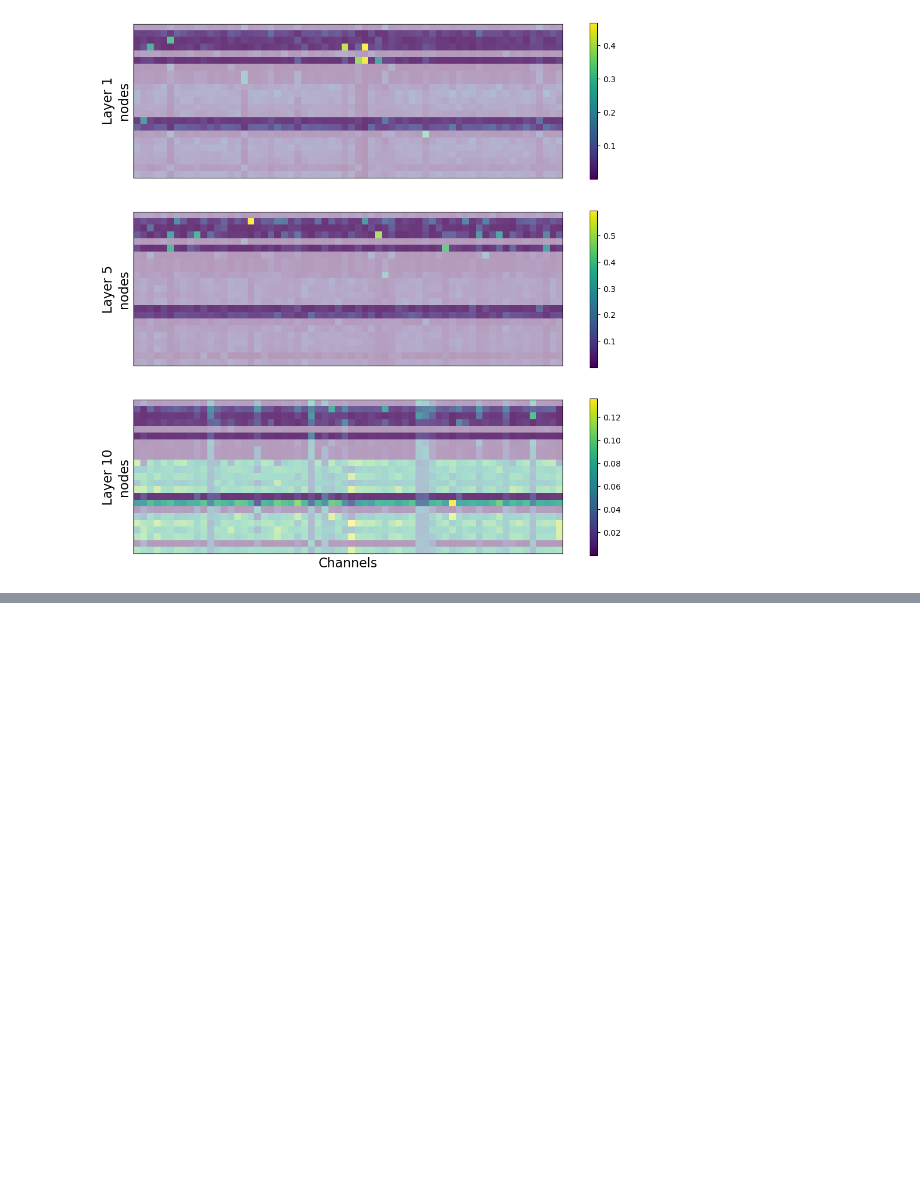
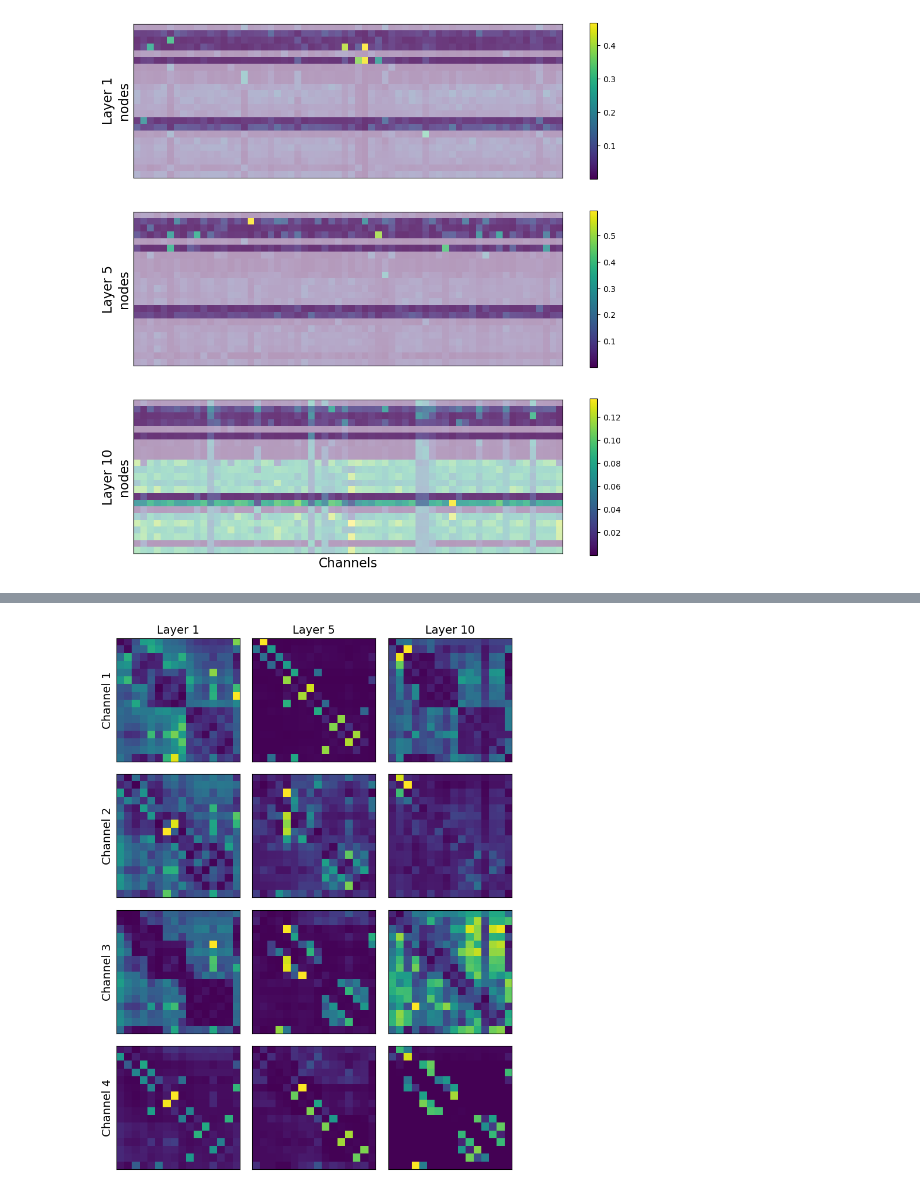
Before and after one commit to rmenegaux/GraphGPS, a Jupyter notebook: att_maps.ipynb, the cells around one changed output, grey strips where cells are left out. Cells and saved outputs as stored; diff of their text form; code cells hidden in the pictures; blank space fills up the shorter version.

```diff
--- a/att_maps.ipynb
+++ b/att_maps.ipynb
@@ -300,0 +308,35 @@ main.show()
+# %%
+all_scores, all_E, all_Ev, batch = extractor('(QK+E)*(V+E)_DptConn_VerySmall_vf')
+# %%
+batch_idx = 6 # 6
+head_idx = 0
+node_idx = 4
+batch_node_idx = batch.ptr[batch_idx] + node_idx
+_, mask = to_dense_batch(batch.x, batch.batch)
+mask = mask[batch_idx].reshape(-1,1) * mask[batch_idx].reshape(1,-1)
+# %%
+nb_channels = 16
+channel_slice = range(4)
+# channel_slice = range(26,30)
+# channel_slice = range(44,48)
+# channel_slice = range(53,57)
+# channel_slice = range(57,61)
+plt.figure(figsize=(12,12*int(nb_channels/4)))
+for rk, layer_idx in enumerate([0,4,9]):
+    for channel_idx in channel_slice:
+        loc_scores = all_scores[layer_idx][batch_idx][mask]
+        num_nodes = int(np.sqrt(loc_scores.shape[0]))
+        loc_scores = loc_scores.reshape((num_nodes, num_nodes ,*loc_scores.shape[1:]))
+        plt.subplot(nb_channels,3,channel_idx*3 + rk + 1)
+        plt.imshow(loc_scores[:,:,head_idx,channel_idx].numpy())
+        #plt.colorbar()
+        plt.xticks([])
+        plt.yticks([])
+        if rk==0:
+            plt.ylabel(f'Channel {channel_idx + 1}', fontsize=14)
+        if channel_idx==0:
+            plt.title(f'Layer {layer_idx+1}', fontsize=14)
+plt.subplots_adjust(wspace=-.5, hspace=.1)
+plt.show()
+# %% [output]
+[figure, added]
```
Also changed, not shown: parts of 12 cells of this notebook, 1 other file.
